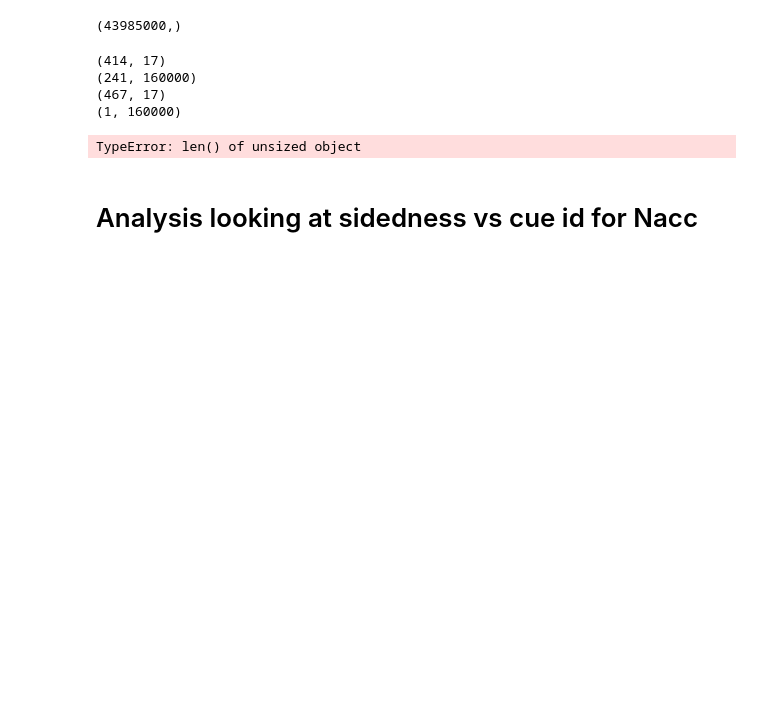
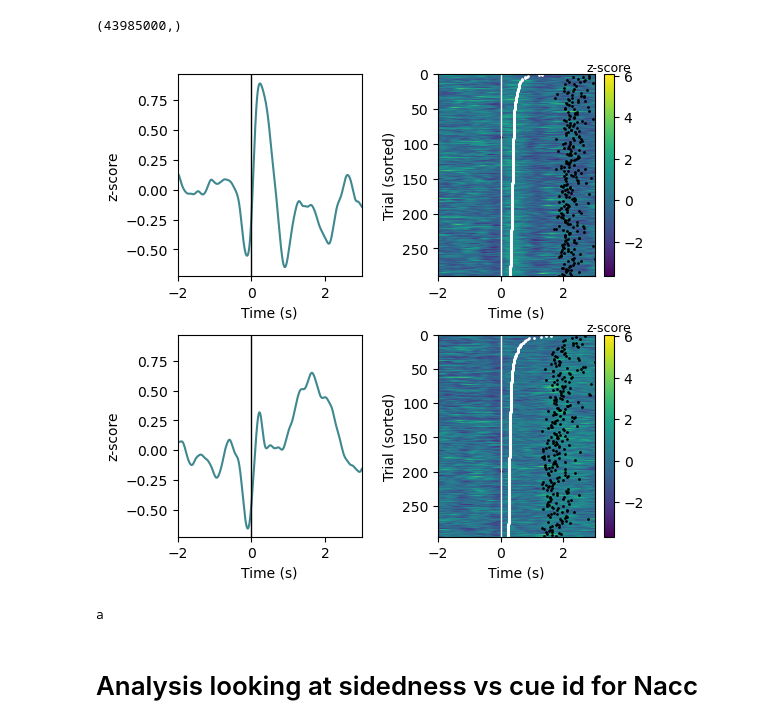
Before and after one commit to YvonneJohansson/freely_moving_photometry_analysis, a Jupyter notebook: notebooks/post_processing.ipynb, the cells around one changed output. Saved outputs shown, nothing was run; the diff lists cells and outputs as text; code cells hidden in the pictures; blank space fills up the shorter version.

```diff
--- a/notebooks/post_processing.ipynb
+++ b/notebooks/post_processing.ipynb
@@ -28,8 +28,8 @@ The verbose.level rcparam was deprecated in Matplotlib 3.1 and will be removed i
 In C:\Users\francescag\AppData\Local\Continuum\miniconda3\lib\site-packages\matplotlib\mpl-data\stylelib\_classic_test.mplstyle:
 The verbose.fileo rcparam was deprecated in Matplotlib 3.1 and will be removed in 3.3.
 # %%
-mouse = 'SNL_photo34'
-date = '20210129'
+mouse = 'SNL_photo43'
+date = '20210520'
 saving_folder = 'W:\\photometry_2AC\\processed_data\\' + mouse + '\\'
 restructured_data_filename = mouse + '_' + date + '_' + 'restructured_data.pkl'
 trial_data = pd.read_pickle(saving_folder + restructured_data_filename)
@@ -81,29 +76,31 @@ def open_experiment(experiment_to_add):
         session_traces = SessionData(experiment['fiber_side'], experiment['recording_site'], experiment['mouse_id'], experiment['date'])
     return session_traces
 # %%
-mouse_id = 'SNL_photo34'
-date = '20201119'
+mouse_id = 'SNL_photo44'
+date = '20210514'
 all_experiments = get_all_experimental_records()
 experiment_to_process = all_experiments[(all_experiments['date'] == date) & (all_experiments['mouse_id'] == mouse_id)]
 session_data = open_experiment(experiment_to_process)
 # %%
-    params = {'state_type_of_interest': 3,
-        'outcome':2,
+    params = {'state_type_of_interest':5,
+        'outcome': 1,
         'last_outcome': 0,  # NOT USED CURRENTLY
         'no_repeats' : 1,
         'last_response': 0,
         'align_to' : 'Time start',
         'instance': -1,
         'plot_range': [-6, 6],
-        'first_choice_correct': 0 ,
-         'cue': 'low'}
+        'first_choice_correct': 1 ,
+         'cue': None}
 test = CustomAlignedData(session_data, params)
-# %% [output]
-(414, 17)
-(241, 160000)
-(467, 17)
-(1, 160000)
-TypeError: len() of unsized object
+# %%
+heat_map_and_mean(test, sort=True, error_bar_method=None, mean_across_mice=False, xlims=[-2,3])
+# %% [output]
+[figure, added]
+# %%
+print('a')
+# %% [output]
+a
 # %% [markdown]
 # Analysis looking at sidedness vs cue id for Nacc
 # %%
```
Also changed, not shown: parts of 1 cell of this notebook, 50 other files.
